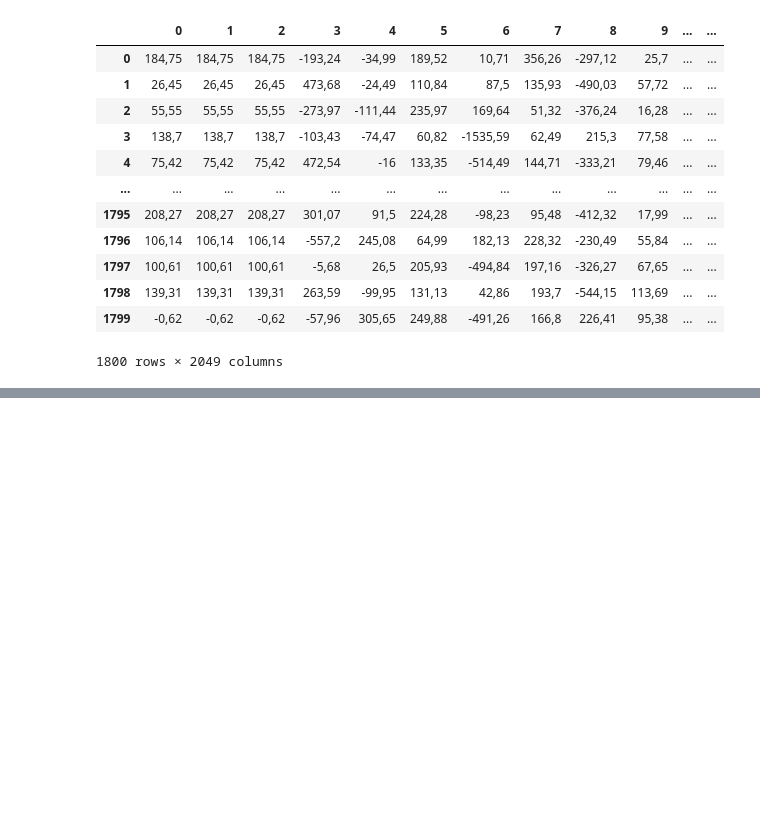
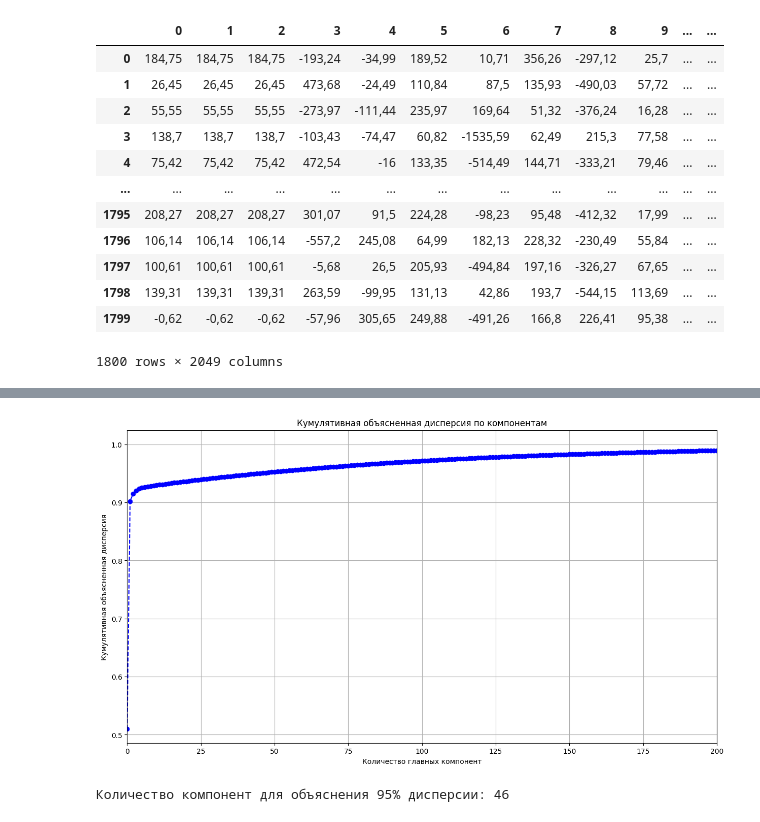
Before and after one commit to kirillbarinov/Spector-ML, a Jupyter notebook: diploma_001.ipynb, the cells around one changed output, grey strips where cells are left out. Saved outputs shown, nothing was run; the diff lists cells and outputs as text; code cells hidden in the pictures; blank space fills up the shorter version.

```diff
--- a/diploma_001.ipynb
+++ b/diploma_001.ipynb
@@ -207,0 +432,21 @@ result.to_excel('result.xlsx')
+# %%
+pca = PCA()
+pca.fit(X_train_s)
+
+cumulative_variance = np.cumsum(pca.explained_variance_ratio_)
+plt.figure(figsize=(15, 8))
+plt.plot(cumulative_variance, marker='o', linestyle='--', color='b')
+plt.title('Cumulative explained variance by components')
+plt.xlabel('Number of principal components')
+plt.ylabel('Cumulative explained variance')
+plt.grid(True)
+plt.xlim(0, 200)
+plt.show()
+
+# Определение числа компонент для достижения желаемого уровня объясненной дисперсии
+desired_variance = 0.95  # Объяснить 95% дисперсии
+components_for_desired_variance_s = np.argmax(cumulative_variance >= desired_variance) + 1  # Прибавляем 1, так как индексы начинаются с 0
+print("Number of components to explain 95% of the variance:", components_for_desired_variance_s)
+# %% [output]
+[figure, added]
+Количество компонент для объяснения 95% дисперсии: 46
```
Also changed, not shown: parts of 51 cells of this notebook.
